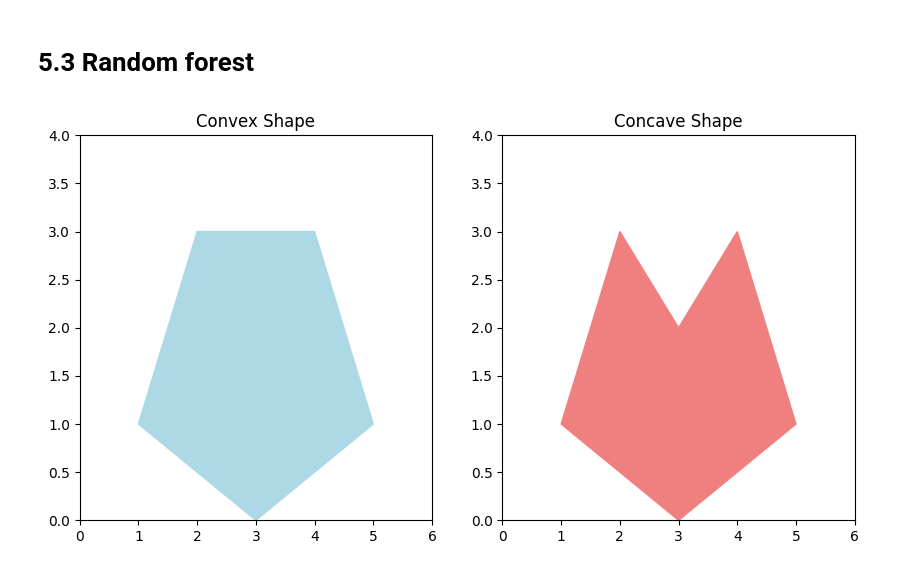
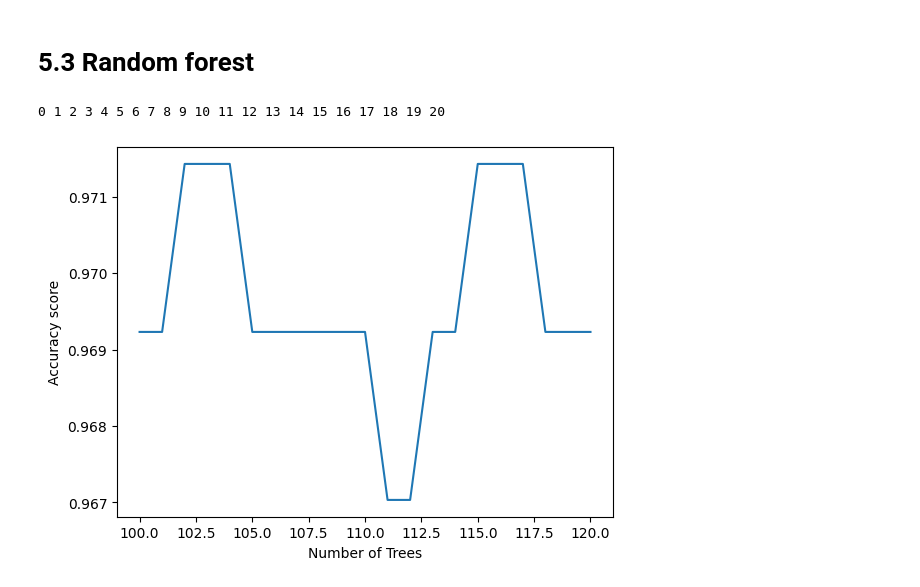
Before and after one commit to Yuyang-Yao/Math_-5750_Project1, a Jupyter notebook: project1.ipynb, the cells around one changed output. Drawn from its saved outputs; the diff is of its cells as text; code cells hidden in the pictures.

```diff
--- a/project1.ipynb
+++ b/project1.ipynb
@@ -772,31 +772,3 @@ correlation_matrix_cancer = df_cancer.corr()
 correlation_matrix_cancer.shape[0]
 # %% [output]
 31
-# %%
-from matplotlib import colors
-plt.figure(figsize=(18, 18))
-
-plt.style.use('default')
-# plot the legend on the side#lengend is juts the colorbar, giving values for color intensity颜色深浅
-
-heatmap_type = plt.pcolor(correlation_matrix_cancer, cmap='bwr', norm=plt.Normalize(vmin=-1, vmax=1)) #plot
-plt.colorbar(heatmap_type, ticks=np.arange(-1, 1, 0.1))#uses a diverging colormap ('bwr') with finer 0.1 intervals
-#labels
-
-label_l=df_cancer.columns.tolist()
-ax_1 = plt.gca()#retreive current labels (object). The class object of ax_1 is matplotlib.axes.Axes,
-#which is a subclass of matplotlib.artist.Artist in the inheritance hierarchy.
-print(ax_1.get_xticklabels())
-
-ax_1.set_xticks(range(len(label_l))) # Set the x_label positions 0-16 without matching the original (automated) one, so x, y axes has loc:0,1,...,ln(column_name_2))
-ax_1.set_yticks(range(len(label_l)))  # Set the y_ticket positions
-ax_1.set_xticklabels(label_l,rotation='vertical') #sets  labels for the x-axis tickects,# and rortate the x_stick to be vertical to ve readable
-ax_1.set_yticklabels(label_l)
-for i in range(correlation_matrix_cancer.shape[0]):
-    for j in range(correlation_matrix_cancer.shape[1]):
-        val = correlation_matrix_cancer.iloc[i, j]
-        plt.text(j+ 0.5 , i+ 0.5 , f"{val:.2f}", ha='center', va='center', color='black')
-
-
-
-#plt.show() # save space
@@ -1065,31 +1034,21 @@ worst fractal dimension -0.9170508527613146
 # 5.3 Random forest
 # %%
 from sklearn.ensemble import RandomForestClassifier
-# %%
-# this is ai generaed concave and convex
-import matplotlib.pyplot as plt
-from matplotlib.patches import Polygon
-
-# Convex shape (pentagon)
-convex_points = [(1,1), (2,3), (4,3), (5,1), (3,0)]
-
-# Concave shape (arrow-like)
-concave_points = [(1,1), (2,3), (3,2), (4,3), (5,1), (3,0)]
-
-fig, ax = plt.subplots(1, 2, figsize=(10,5))
-
-# Convex
-polygon1 = Polygon(convex_points, closed=True, fill=True, color="lightblue", edgecolor="black")
-ax[0].add_patch(polygon1)
-ax[0].set_title("Convex Shape")
-ax[0].set_xlim(0,6); ax[0].set_ylim(0,4)
-
-# Concave
-polygon2 = Polygon(concave_points, closed=True, fill=True, color="lightcoral", edgecolor="black")
-ax[1].add_patch(polygon2)
-ax[1].set_title("Concave Shape")
-ax[1].set_xlim(0,6); ax[1].set_ylim(0,4)
-
-plt.show()
-# %% [output]
-[figure, removed]
+# %%
+
+Cs_rf_c1 = np.linspace(100, 120, 21, dtype=int)
+accuracies_rf_c1 = np.zeros(Cs_rf_c1.shape[0])
+
+for i, n_i in enumerate(Cs_rf_c1):
+    clf_random_forest = RandomForestClassifier(n_estimators=n_i, random_state=42)
+    scores_rf_c1 = cross_val_score(estimator=clf_random_forest, X=X_train_2, y=y_train_2, cv=5, scoring='accuracy')
+    accuracies_rf_c1[i] = scores_rf_c1.mean()
+    print(i, end=" ")
+
+plt.plot(Cs_rf_c1, accuracies_rf_c1)
+plt.xlabel("Number of Trees")
+plt.ylabel("Accuracy score")
+plt.show()
+# %% [output]
+0 1 2 3 4 5 6 7 8 9 10 11 12 13 14 15 16 17 18 19 20
+[figure, added]
```
Also changed, not shown: parts of 14 cells of this notebook.
